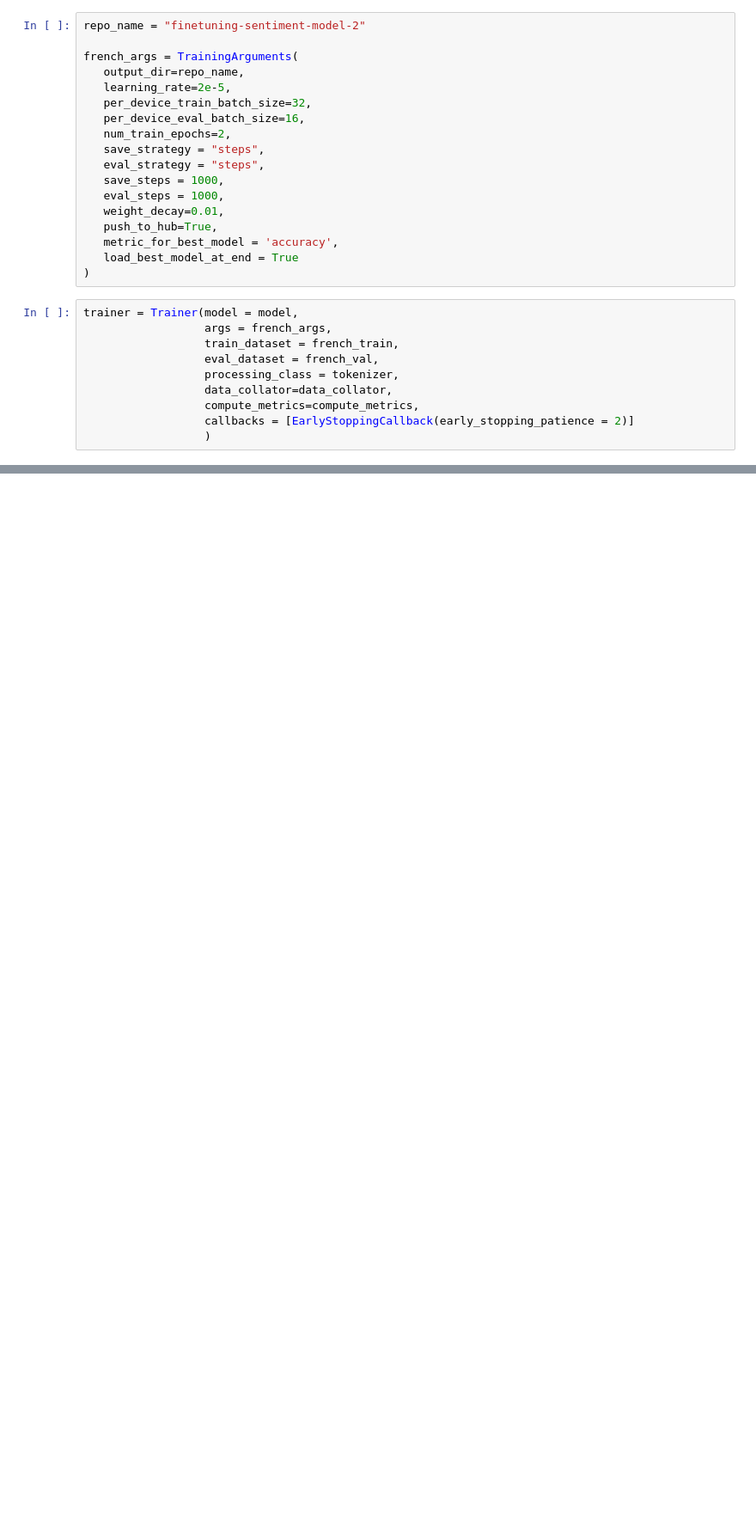
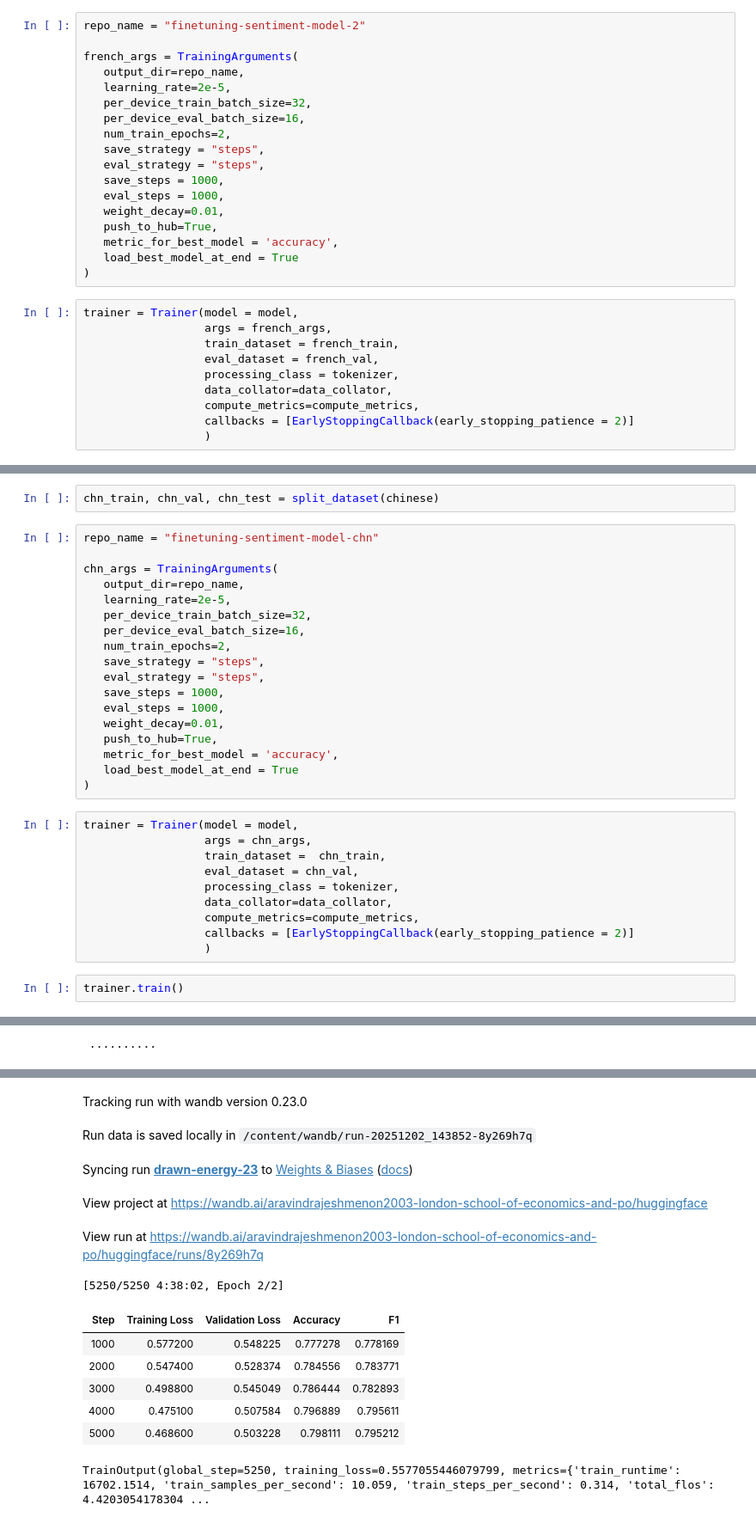
Before and after one commit to lonelyalpaca2003/Multi-language-NLP-pipeline, a Jupyter notebook: notebooks/nlp_notebook.ipynb, the cells around one changed output, grey strips where cells are left out. Shown at 86% size. Cells and saved outputs as stored; diff of their text form; blank space fills up the shorter version.

```diff
--- a/notebooks/nlp_notebook.ipynb
+++ b/notebooks/nlp_notebook.ipynb
@@ -433,0 +433,33 @@ trainer.evaluate()
+# %%
+chn_train, chn_val, chn_test = split_dataset(chinese)
+# %%
+repo_name = "finetuning-sentiment-model-chn"
+
+chn_args = TrainingArguments(
+   output_dir=repo_name,
+   learning_rate=2e-5,
+   per_device_train_batch_size=32,
+   per_device_eval_batch_size=16,
+   num_train_epochs=2,
+   save_strategy = "steps",
+   eval_strategy = "steps",
+   save_steps = 1000,
+   eval_steps = 1000,
+   weight_decay=0.01,
+   push_to_hub=True,
+   metric_for_best_model = 'accuracy',
+   load_best_model_at_end = True
+)
+# %%
+trainer = Trainer(model = model,
+                  args = chn_args,
+                  train_dataset =  chn_train,
+                  eval_dataset = chn_val,
+                  processing_class = tokenizer,
+                  data_collator=data_collator,
+                  compute_metrics=compute_metrics,
+                  callbacks = [EarlyStoppingCallback(early_stopping_patience = 2)]
+                  )
+# %%
+trainer.train()
+# %% [output]
@@ -433,0 +469 @@ trainer.evaluate()
+ ··········
@@ -433,0 +476,13 @@ trainer.evaluate()
+Tracking run with wandb version 0.23.0
+Run data is saved locally in /content/wandb/run-20251202_143852-8y269h7q
+Syncing run drawn-energy-23 to Weights & Biases (docs)
+View project at https://wandb.ai/aravindrajeshmenon2003-london-school-of-economics-and-po/huggingface
+View run at https://wandb.ai/aravindrajeshmenon2003-london-school-of-economics-and-po/huggingface/runs/8y269h7q
+[5250/5250 4:38:02, Epoch 2/2]
+| Step | Training Loss | Validation Loss | Accuracy | F1 |
+| 1000 | 0.577200 | 0.548225 | 0.777278 | 0.778169 |
+| 2000 | 0.547400 | 0.528374 | 0.784556 | 0.783771 |
+| 3000 | 0.498800 | 0.545049 | 0.786444 | 0.782893 |
+| 4000 | 0.475100 | 0.507584 | 0.796889 | 0.795611 |
+| 5000 | 0.468600 | 0.503228 | 0.798111 | 0.795212 |
+TrainOutput(global_step=5250, training_loss=0.5577055446079799, metrics={'train_runtime': 16702.1514, 'train_samples_per_second': 10.059, 'train_steps_per_second': 0.314, 'total_flos': 4.4203054178304 ...
```
Also changed, not shown: parts of 41 cells of this notebook.
